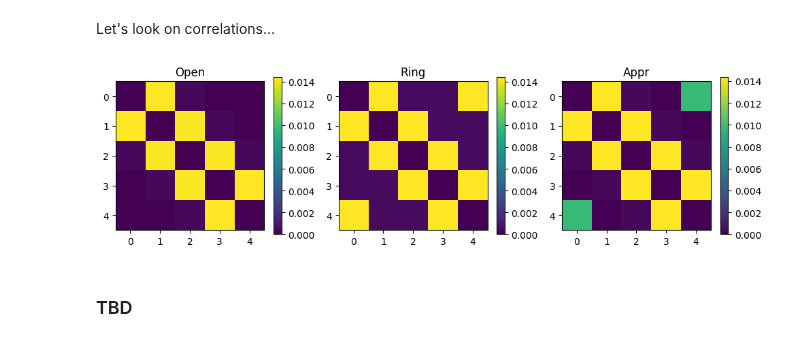
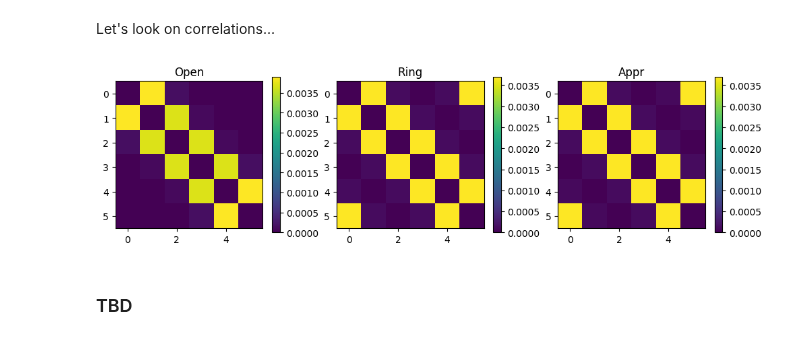
Before and after one commit to ekiktenko/Tutorials, a Jupyter notebook: Tranverse_field_Ising_and_Jordan-Wigner_transform.ipynb, the cells around one changed output. Drawn from its saved outputs; the diff is of its cells as text; code cells hidden in the pictures.

```diff
--- a/Tranverse_field_Ising_and_Jordan-Wigner_transform.ipynb
+++ b/Tranverse_field_Ising_and_Jordan-Wigner_transform.ipynb
@@ -382,9 +384,9 @@ def get_hmlt_ring_appr(n:int = 3, J: float =1.0, h: float =0.0):
     return hmlt_ring_appr
 # %%
 # === Parameters ===
-n = 2
+n = 6
 J = 1
-beta = 20
+beta = 10
 # ------------------
 h_min = -2
 h_max = -2
@@ -476,7 +478,7 @@ def get_spectrum(n: int, J: float, h: float) -> tuple[ndarray, ndarray]:
 # === Parameters ===
 n = 4
 J = 1
-h = 0
+h = 1.5
 # ==================
 hmlt_open_true = get_hmlt_open_true(n, J, h)
 hmlt_ring_true = get_hmlt_ring_true(n, J, h)
@@ -501,28 +536,27 @@ plt.legend()
 Let's look on correlations...
 # %%
 # === Parameters ===
-n = 4
+n = 6
 J = 1
-h = 3.5
+h = 10.0
 # ==================
-n = 5
 fig, ax = plt.subplots(1, 3, figsize=(12, 3))
 titles = ["Open", "Ring", "Appr"]
 
 for i, hmlt in enumerate(
     [
         get_hmlt_open_true(n=n, J=J, h=h),  # open boundaries
         get_hmlt_ring_true(n=n, J=J, h=h),  # periodic boundaries
         get_hmlt_ring_appr(n=n, J=J, h=h),  # approximation
     ]
 ):
     rho = rho_thermal(hmlt)
     info_matr = get_mutinfo_matrix(rho, n)
     im = ax[i].imshow(info_matr)
     ax[i].set_title(titles[i])
     plt.colorbar(im, ax=ax[i])
 # %% [output]
-[figure, old version]
+[figure, new version]
 # %% [markdown]
 ### TBD
 # %%
```
Also changed, not shown: parts of 8 cells of this notebook.
